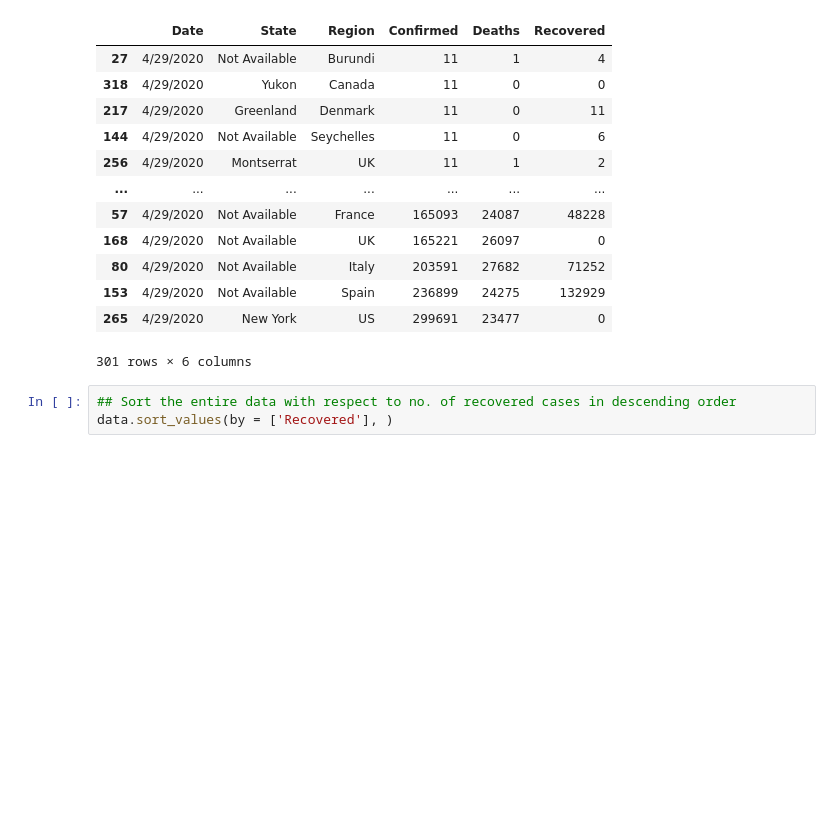
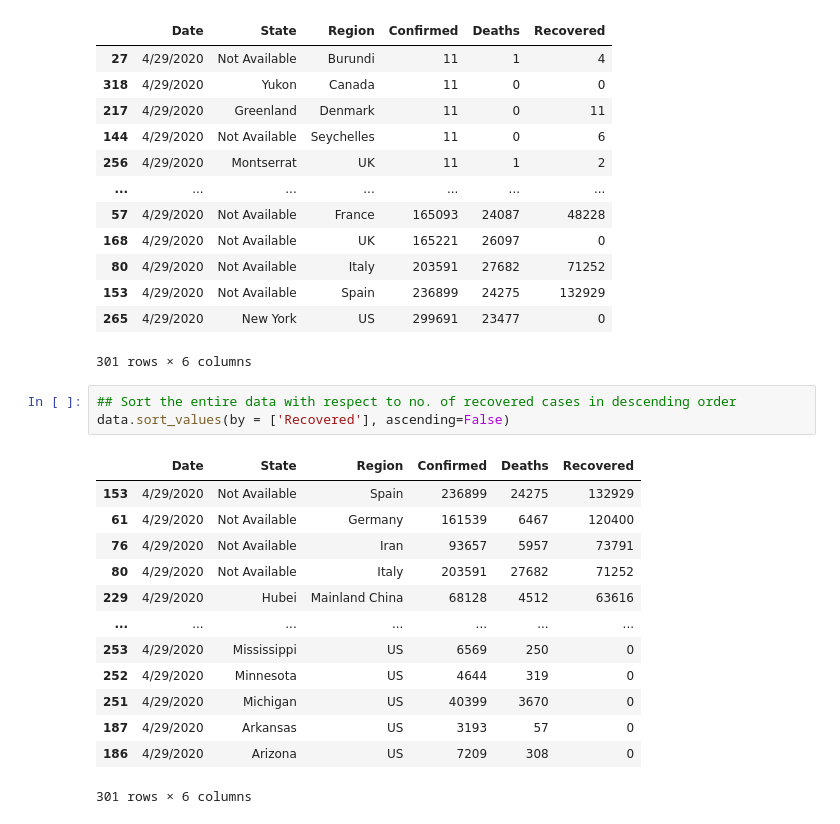
Before and after one commit to satishsinha/Data-Analysis-Pandas, a Jupyter notebook: Covid Data Analysis.ipynb, the cells around one changed output. Cells and saved outputs as stored; diff of their text form; blank space fills up the shorter version.

```diff
--- a/Covid Data Analysis.ipynb
+++ b/Covid Data Analysis.ipynb
@@ -177,4 +177,18 @@ data.sort_values(by = ['Confirmed'], ascending=True)
 301 rows × 6 columns
 # %%
 ## Sort the entire data with respect to no. of recovered cases in descending order
-data.sort_values(by = ['Recovered'], )
+data.sort_values(by = ['Recovered'], ascending=False)
+# %% [output]
+|  | Date | State | Region | Confirmed | Deaths | Recovered |
+| 153 | 4/29/2020 | Not Available | Spain | 236899 | 24275 | 132929 |
+| 61 | 4/29/2020 | Not Available | Germany | 161539 | 6467 | 120400 |
+| 76 | 4/29/2020 | Not Available | Iran | 93657 | 5957 | 73791 |
+| 80 | 4/29/2020 | Not Available | Italy | 203591 | 27682 | 71252 |
+| 229 | 4/29/2020 | Hubei | Mainland China | 68128 | 4512 | 63616 |
+| ... | ... | ... | ... | ... | ... | ... |
+| 253 | 4/29/2020 | Mississippi | US | 6569 | 250 | 0 |
+| 252 | 4/29/2020 | Minnesota | US | 4644 | 319 | 0 |
+| 251 | 4/29/2020 | Michigan | US | 40399 | 3670 | 0 |
+| 187 | 4/29/2020 | Arkansas | US | 3193 | 57 | 0 |
+| 186 | 4/29/2020 | Arizona | US | 7209 | 308 | 0 |
+301 rows × 6 columns
```
Also changed, not shown: 2 other files.
